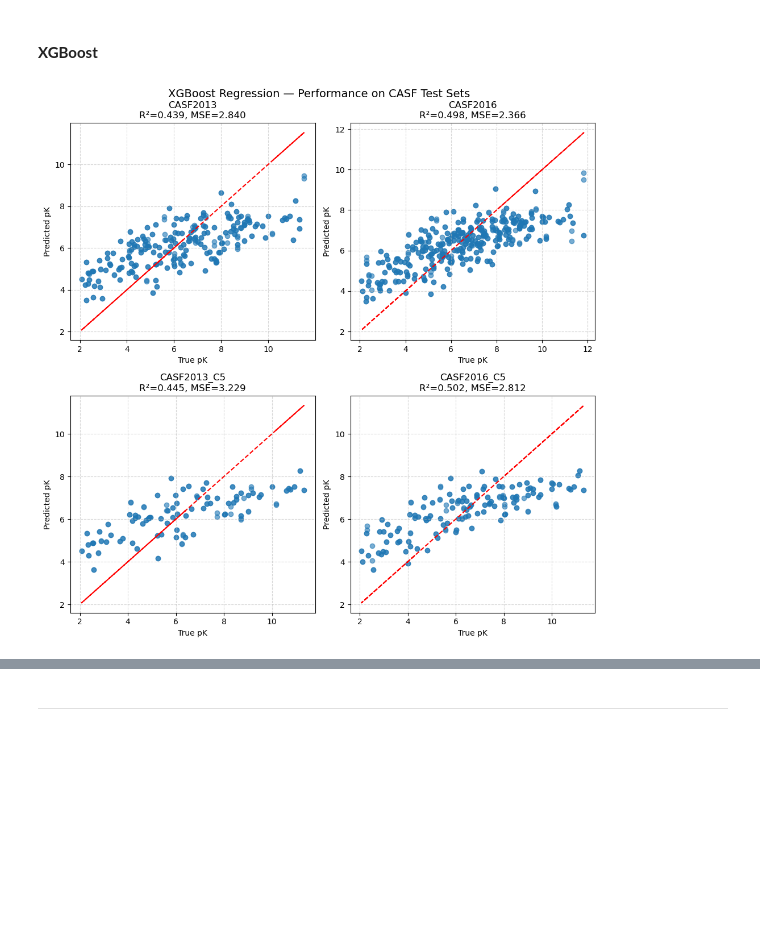
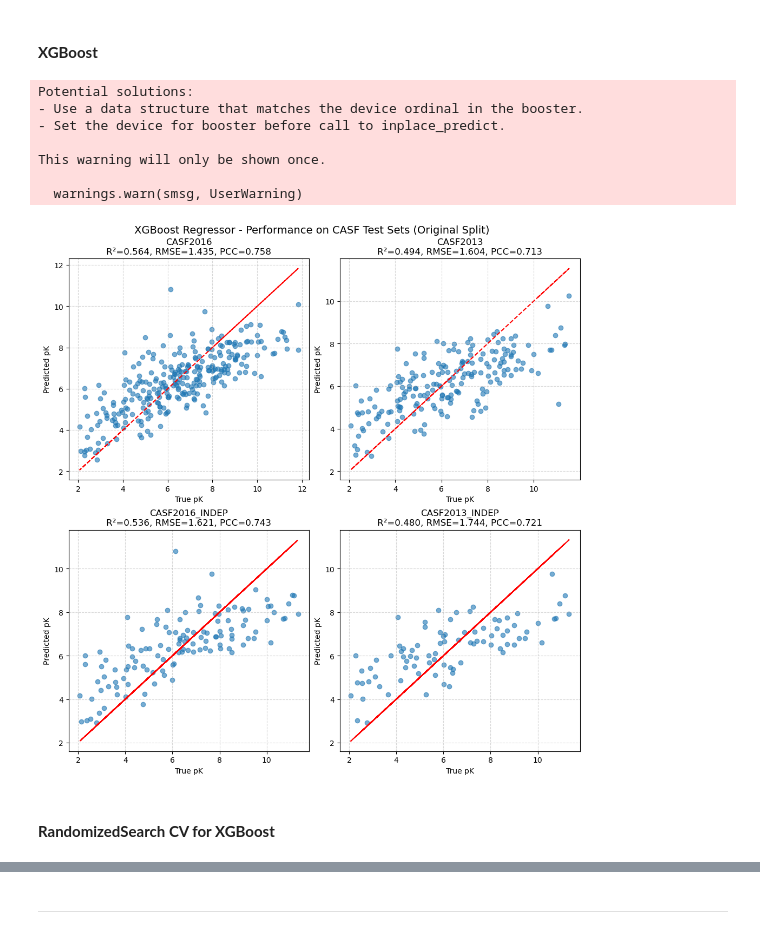
Before and after one commit to ravi99-glitch/protein-ligand-affinity-prediction, a Jupyter notebook: CASF_ML.ipynb, the cells around one changed output, grey strips where cells are left out. Drawn from its saved outputs; the diff is of its cells as text; code cells hidden in the pictures; blank space fills up the shorter version.

```diff
--- a/CASF_ML.ipynb
+++ b/CASF_ML.ipynb
@@ -576,56 +680,30 @@ plt.show()
 # %% [markdown]
 #### **XGBoost**
 # %%
-# Create regression matrices
-dtrain = xgb.DMatrix(X_train_orig, label=y_train_orig)
-dtest_2013 = xgb.DMatrix(X_test_2013, label=y_test_2013)
-dtest_2016 = xgb.DMatrix(X_test_2016, label=y_test_2016)
-dtest_2013_c5 = xgb.DMatrix(X_test_2013_c5, label=y_test_2013_c5)
-dtest_2016_c5 = xgb.DMatrix(X_test_2016_c5, label=y_test_2016_c5)
-
-datasets = {
-    "CASF2013": dtest_2013,
-    "CASF2016": dtest_2016,
-    "CASF2013_C5": dtest_2013_c5,
-    "CASF2016_C5": dtest_2016_c5,
-}
-
-# XGBoost parameters
-params = {
-    'objective': 'reg:squarederror',
-    'eval_metric': 'rmse',
-    'learning_rate': 0.01,
-    'max_depth': 6,
-    'subsample': 0.8,
-    'colsample_bytree': 0.8,
-    'tree_method': 'hist',
-    'device': 'cuda',      # GPU
-    'seed': 42
-}
-
 # Model
-model = xgb.train(params, dtrain, num_boost_round=300)
+xgb_model = XGBRegressor(
+    objective="reg:squarederror",
+    eval_metric="rmse",
+    tree_method="hist",
+    device="cuda",
+    random_state=42
+)
 
 # Predict an evaluate for all test sets
-fig, axes = plt.subplots(2, 2, figsize=(10, 10))
-axes = axes.flatten()
-
-for ax, (name, dtest) in zip(axes, datasets.items()):
-    y_true = dtest.get_label()
-    y_pred = model.predict(dtest)
-    r2 = r2_score(y_true, y_pred)
-    mse = mean_squared_error(y_true, y_pred)
-
-    ax.scatter(y_true, y_pred, alpha=0.6)
-    ax.plot(y_true, y_true, color="red", linestyle="--")
-    ax.set_title(f"{name}\nR²={r2:.3f}, MSE={mse:.3f}")
-    ax.set_xlabel("True pK")
-    ax.set_ylabel("Predicted pK")
-    ax.grid(True, linestyle="--", alpha=0.5)
-
-fig.suptitle("XGBoost Regression — Performance on CASF Test Sets", fontsize=14, y=0.98)
-plt.tight_layout()
-plt.subplots_adjust(top=0.92)
-plt.show()
+evaluate_model(
+    xgb_model,
+    (X_train_orig, y_train_orig),
+    test_datasets,
+    title="XGBoost Regressor - Performance on CASF Test Sets (Original Split)"
+)
 # %% [output]
+Potential solutions:
+- Use a data structure that matches the device ordinal in the booster.
+- Set the device for booster before call to inplace_predict.
+
+This warning will only be shown once.
+
+  warnings.warn(smsg, UserWarning)
-[figure, old version]
+[figure, new version]
+# %% [markdown]
+#### **RandomizedSearch CV for XGBoost**
```
Also changed, not shown: parts of 31 cells of this notebook, 1 other file.
